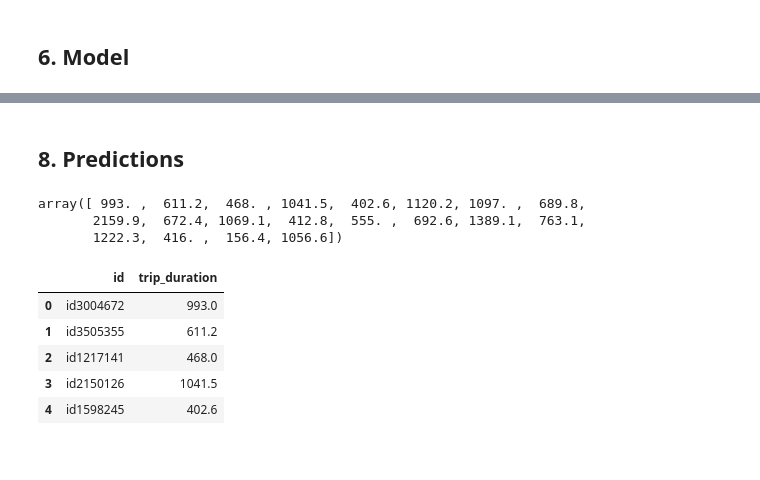
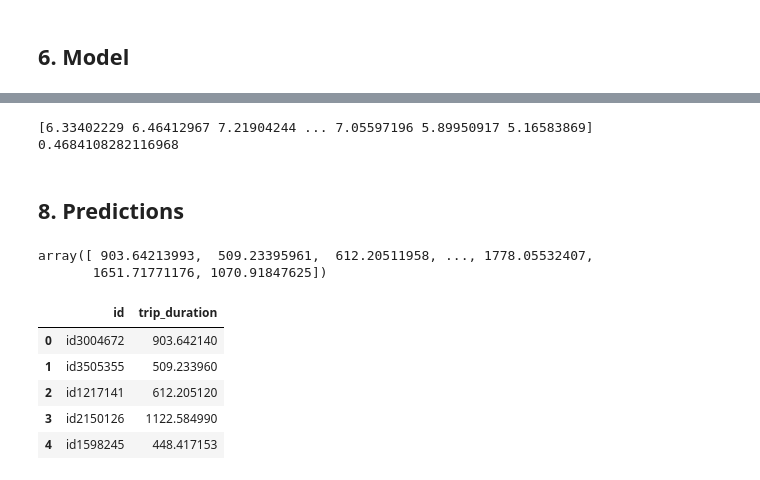
Before and after one commit to Dilva/NYC-Taxi-Trip-Duration, a Jupyter notebook: Taxi Trip Duration I.ipynb, the cells around one changed output, grey strips where cells are left out. Saved outputs shown, nothing was run; the diff lists cells and outputs as text; code cells hidden in the pictures.

```diff
--- a/Taxi Trip Duration I.ipynb
+++ b/Taxi Trip Duration I.ipynb
@@ -200,2 +336,5 @@ Name: trip_duration, dtype: int64
 # %%
 t_X, val_X, t_y, val_y = train_test_split(X_train, y_train, test_size=0.2, random_state = 0)
+# %%
+scaler = StandardScaler()
+X_train_scaled = scaler.fit_transform(t_X)
@@ -202,5 +343,4 @@ t_X, val_X, t_y, val_y = train_test_split(X_train, y_train, test_size=0.2, rando
 # %%
 rf = RandomForestRegressor(random_state=1, n_jobs=-1)
-rf.fit(t_X, t_y)
-preds = rf.predict(val_X)
-print(np.sqrt(MSLE(val_y, preds)))
+rf.fit(X_train_scaled, t_y)
+preds = rf.predict(X_val_scaled)
@@ -209,22 +355,30 @@ print(np.sqrt(MSLE(val_y, preds)))
+# %%
+print(cv_preds)
+
+print(np.sqrt(MSLE(np.exp(y_train), np.exp(cv_preds))))
+# %% [output]
+[6.33402229 6.46412967 7.21904244 ... 7.05597196 5.89950917 5.16583869]
+0.4684108282116968
 # %% [markdown]
 ## 8. Predictions
 # %%
-test_p = test[['vendor_id', 'pickup_datetime', 'passenger_count', 'pickup_longitude', 'pickup_latitude', 'dropoff_longitude', 'dropoff_latitude', 'store_and_fwd_flag']]
-preds = rf.predict(test_p)
-preds[:20]
+test_p = np.log1p(np.abs(test[['vendor_id', 'pickup_datetime', 'passenger_count', 'pickup_longitude', 'pickup_latitude', 'dropoff_longitude', 'dropoff_latitude', 'store_and_fwd_flag']]))
+test_scaled = scaler.transform(test_p)
-# %% [output]
-array([ 993. ,  611.2,  468. , 1041.5,  402.6, 1120.2, 1097. ,  689.8,
-       2159.9,  672.4, 1069.1,  412.8,  555. ,  692.6, 1389.1,  763.1,
-       1222.3,  416. ,  156.4, 1056.6])
+# %%
+preds = rf.predict(test_scaled)
+np.exp(preds)
+# %% [output]
+array([ 903.64213993,  509.23395961,  612.20511958, ..., 1778.05532407,
+       1651.71771176, 1070.91847625])
 # %%
-sub = pd.DataFrame({'id':test.id,'trip_duration':preds})
+sub = pd.DataFrame({'id':test.id,'trip_duration':np.exp(preds)})
 sub.head(5)
 # %% [output]
 |  | id | trip_duration |
-| 0 | id3004672 | 993.0 |
-| 1 | id3505355 | 611.2 |
-| 2 | id1217141 | 468.0 |
-| 3 | id2150126 | 1041.5 |
-| 4 | id1598245 | 402.6 |
+| 0 | id3004672 | 903.642140 |
+| 1 | id3505355 | 509.233960 |
+| 2 | id1217141 | 612.205120 |
+| 3 | id2150126 | 1122.584990 |
+| 4 | id1598245 | 448.417153 |
 # %%
 sub.to_csv('submission.csv', index=0)
```
Also changed, not shown: parts of 55 cells of this notebook.
